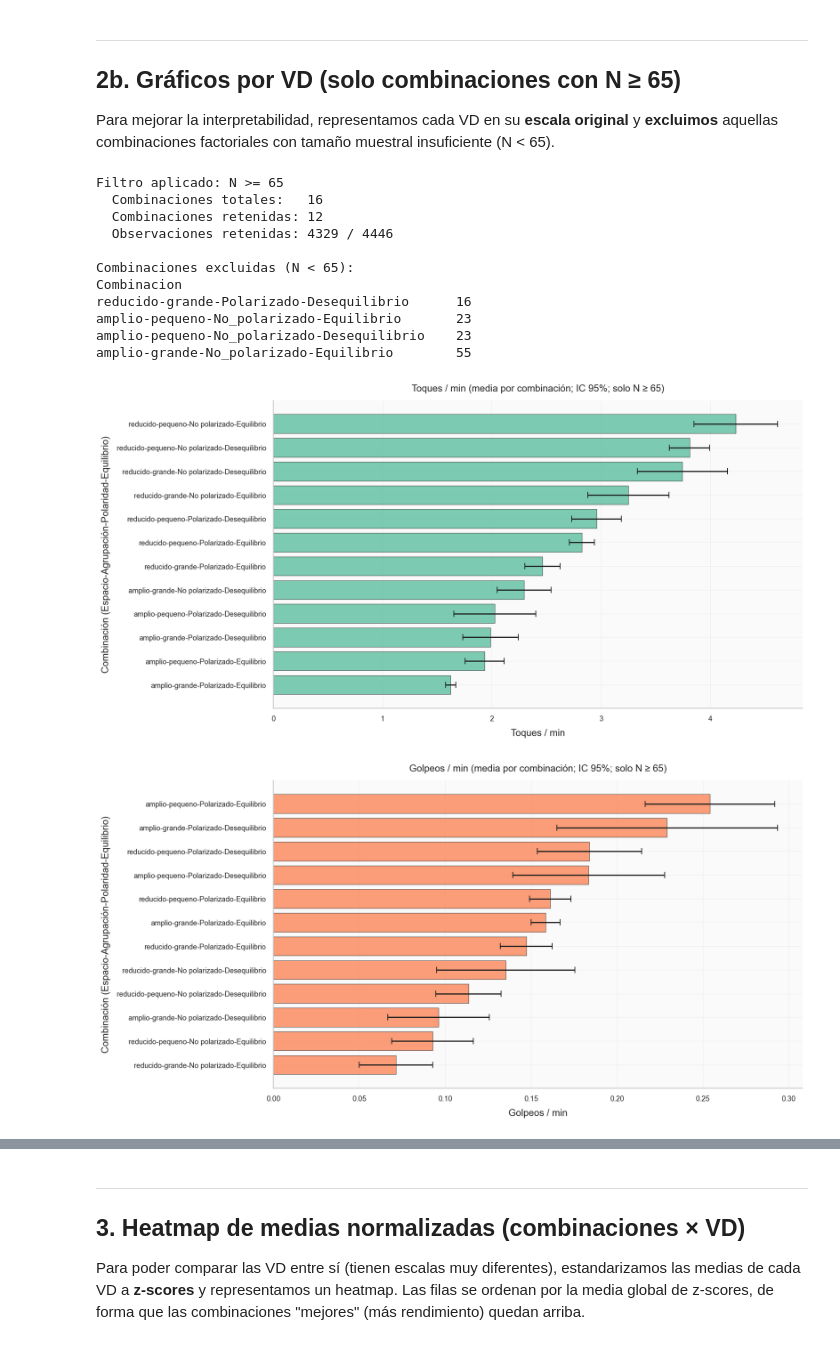
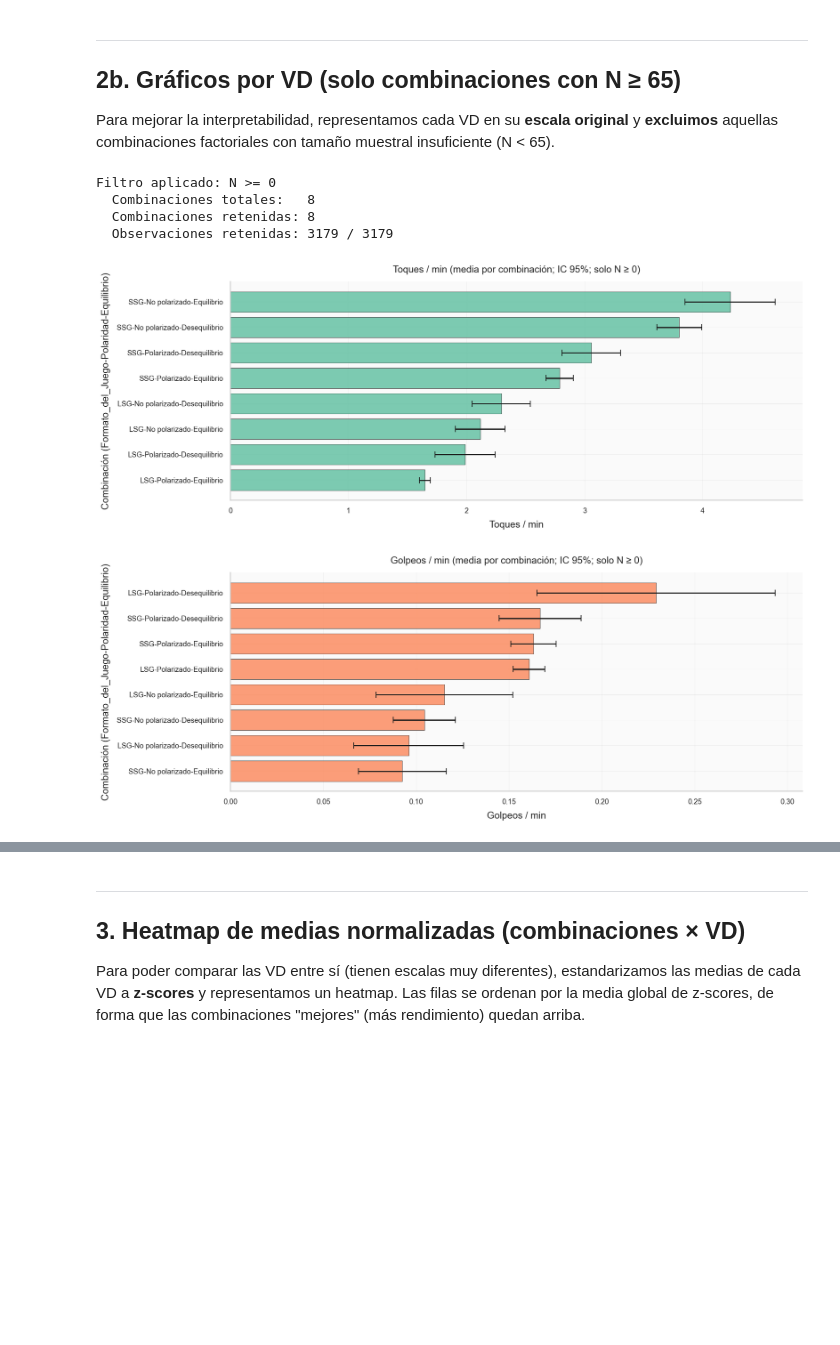
Before and after one commit to Bixen10/TFG-CristianRuiz-ImpactoTecnico, a Jupyter notebook: 02_EDA/06_perfil_factorial_completo.ipynb, the cells around one changed output, grey strips where cells are left out. Cells and saved outputs as stored; diff of their text form; code cells hidden in the pictures; blank space fills up the shorter version.

```diff
--- a/02_EDA/06_perfil_factorial_completo.ipynb
+++ b/02_EDA/06_perfil_factorial_completo.ipynb
@@ -67,8 +67,7 @@ Dimensiones: 4446 observaciones × 19 variables
 # %%
 # ── Crear columna Combinacion ─────────────────────────────
 df["Combinacion"] = (
-    df["Espacio"].astype(str) + "-" +
-    df["Agrupacion"].astype(str) + "-" +
+    df["Formato_del_Juego"].astype(str) + "-" +
     df["Polaridad"].astype(str) + "-" +
     df["Equilibrio"].astype(str)
 )
@@ -81,13 +80,13 @@ print("Niveles por VI:")
 for vi, nivs in niveles.items():
     print(f"  {vi}: {nivs}")
 
-# Generar las 16 combinaciones teóricas (mismo orden: Espacio-Agrupacion-Polaridad-Equilibrio)
+# Generar las 8 combinaciones teóricas (Formato_del_Juego-Polaridad-Equilibrio)
 teoricas = set()
-for esp, agr, pol, eq in product(
-    niveles["Espacio"], niveles["Agrupacion"],
+for fmt, pol, eq in product(
+    niveles["Formato_del_Juego"],
     niveles["Polaridad"], niveles["Equilibrio"]
 ):
-    teoricas.add(f"{esp}-{agr}-{pol}-{eq}")
+    teoricas.add(f"{fmt}-{pol}-{eq}")
 
 observadas = set(df["Combinacion"].dropna().unique())
 ausentes = teoricas - observadas
@@ -99,7 +98,7 @@ if ausentes:
     for a in sorted(ausentes):
         print(f"  ✗ {a}")
 else:
-    print("✔ Todas las 16 combinaciones están representadas")
+    print("✔ Todas las 8 combinaciones están representadas")
 
 # ── Conteo por combinación ────────────────────────────────
 conteo = df["Combinacion"].value_counts().sort_values(ascending=False)
@@ -349,7 +310,7 @@ for row in resumen_extremos:
 Para mejorar la interpretabilidad, representamos cada VD en su **escala original** y **excluimos** aquellas combinaciones factoriales con tamaño muestral insuficiente (N < 65).
 # %%
 # ── Filtrar combinaciones con N suficiente ──────────────────
-N_MIN = 65
+N_MIN = 0
 
 conteo_combo = df["Combinacion"].value_counts()
 combos_validas = conteo_combo[conteo_combo >= N_MIN].index
@@ -394,44 +355,37 @@ def plot_vd_por_combinacion(df_in: pd.DataFrame, vd: str, label: str, color=None
     ax.barh(
         y,
         resumen["Media"].to_numpy(),
         xerr=resumen["IC95"].to_numpy(),
         capsize=4,
         color=color,
         alpha=0.85,
         edgecolor="#333333",
         linewidth=0.6,
     )
 
     ax.set_yticks(y)
     ax.set_yticklabels(resumen["Combinacion_display"], fontsize=9.5)
 
     ax.set_title(f"{label} (media por combinación; IC 95%; solo N ≥ {N_MIN})")
     ax.set_xlabel(label)
-    ax.set_ylabel("Combinación (Espacio-Agrupación-Polaridad-Equilibrio)")
+    ax.set_ylabel("Combinación (Formato_del_Juego-Polaridad-Equilibrio)")
 
     plt.tight_layout()
     plt.show()
 
 
 # ── Generar un gráfico por VD ───────────────────────────────
 for vd in vd_cols:
     plot_vd_por_combinacion(
         df_filtrado,
         vd=vd,
         label=vd_to_label.get(vd, vd),
         color=vd_to_color.get(vd, None),
     )
 # %% [output]
-Filtro aplicado: N >= 65
-  Combinaciones totales:   16
-  Combinaciones retenidas: 12
-  Observaciones retenidas: 4329 / 4446
-
-Combinaciones excluidas (N < 65):
-Combinacion
-reducido-grande-Polarizado-Desequilibrio      16
-amplio-pequeno-No_polarizado-Equilibrio       23
-amplio-pequeno-No_polarizado-Desequilibrio    23
-amplio-grande-No_polarizado-Equilibrio        55
+Filtro aplicado: N >= 0
+  Combinaciones totales:   8
+  Combinaciones retenidas: 8
+  Observaciones retenidas: 3179 / 3179
-[figure, old version]
+[figure, new version]
-[figure, old version]
+[figure, new version]
```
Also changed, not shown: parts of 16 cells of this notebook, 43 other files.
